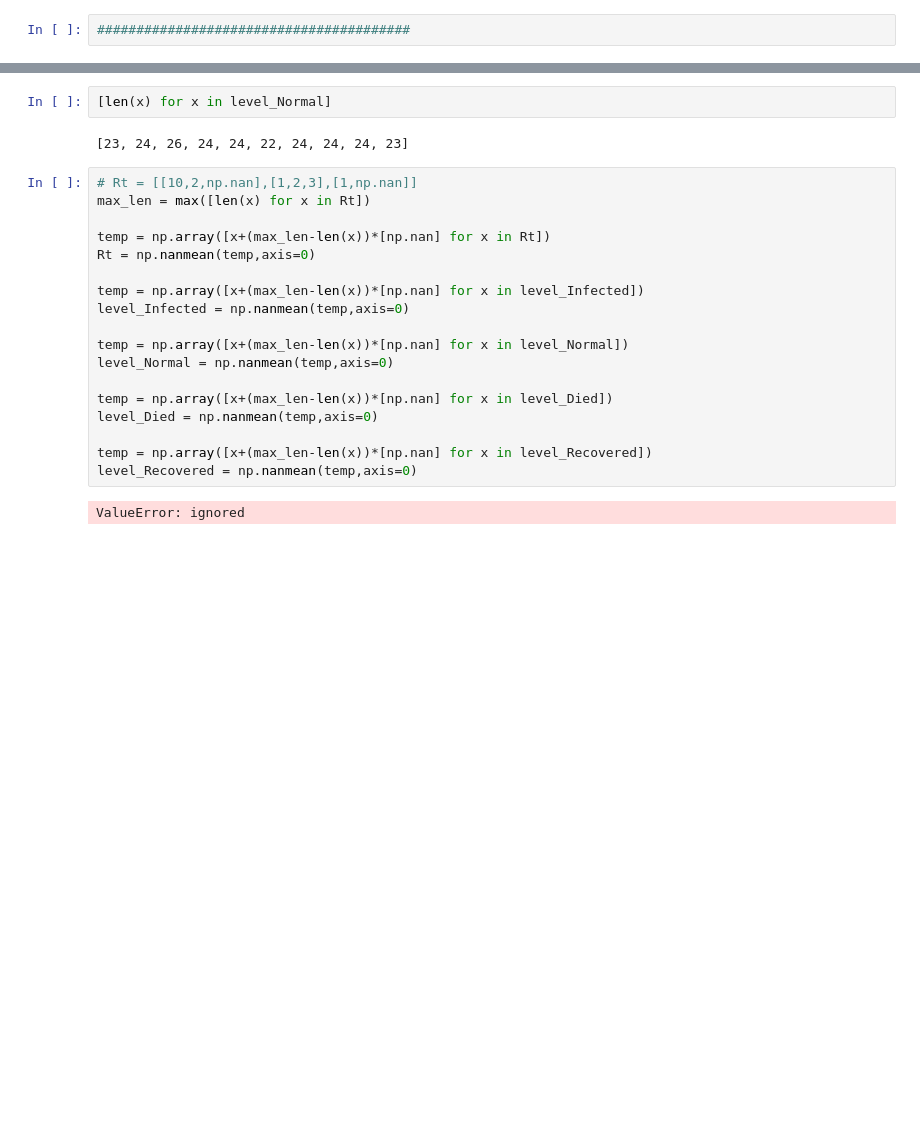
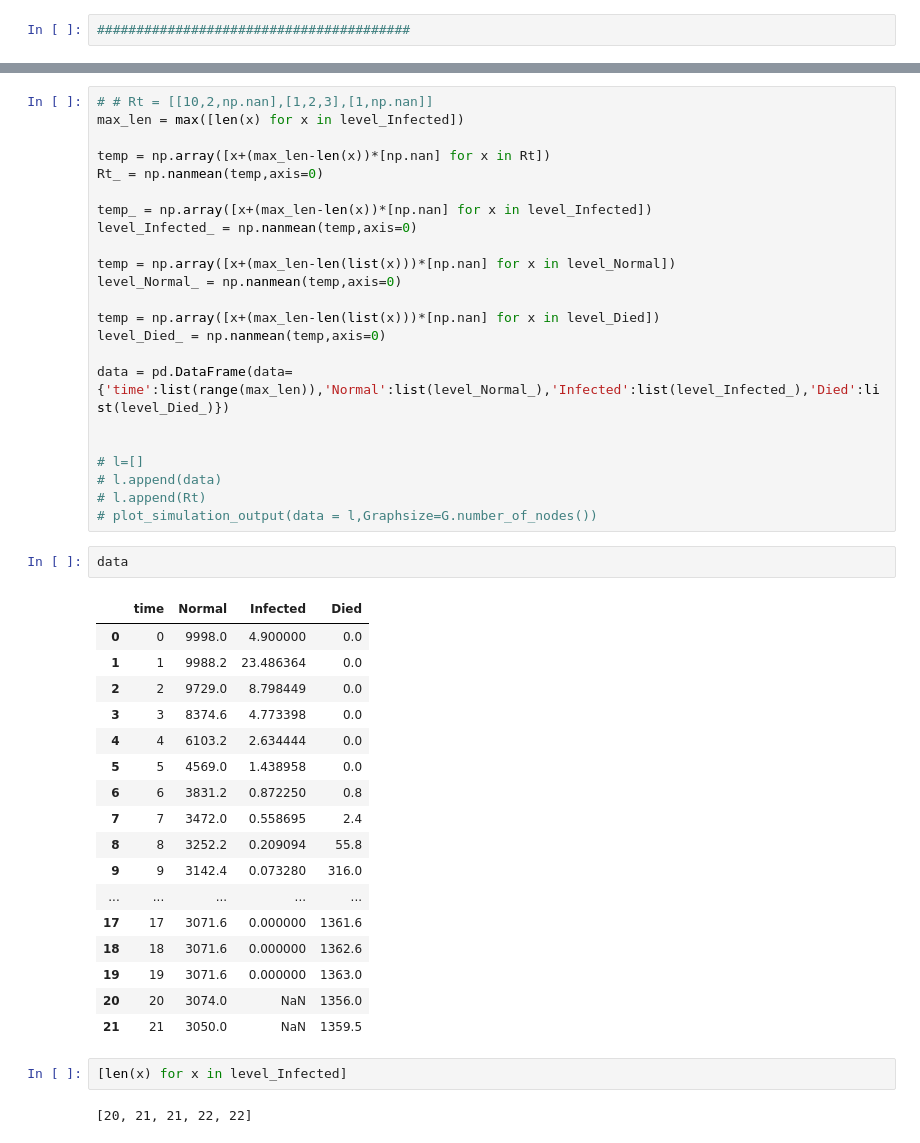
Before and after one commit to MahdiShahrabi/COVID19-Simulation, a Jupyter notebook: Time Dimension/Time_Simulation.ipynb, the cells around one changed output, grey strips where cells are left out. Saved outputs shown, nothing was run; the diff lists cells and outputs as text; blank space fills up the shorter version.

```diff
--- a/Time Dimension/Time_Simulation.ipynb
+++ b/Time Dimension/Time_Simulation.ipynb
@@ -417,24 +412,47 @@ for i in range(10):
+# %%
+# # Rt = [[10,2,np.nan],[1,2,3],[1,np.nan]]
+max_len = max([len(x) for x in level_Infected])
+
+temp = np.array([x+(max_len-len(x))*[np.nan] for x in Rt])
+Rt_ = np.nanmean(temp,axis=0)
+
+temp_ = np.array([x+(max_len-len(x))*[np.nan] for x in level_Infected])
+level_Infected_ = np.nanmean(temp,axis=0)
+
+temp = np.array([x+(max_len-len(list(x)))*[np.nan] for x in level_Normal])
+level_Normal_ = np.nanmean(temp,axis=0)
+
+temp = np.array([x+(max_len-len(list(x)))*[np.nan] for x in level_Died])
+level_Died_ = np.nanmean(temp,axis=0)
+
+data = pd.DataFrame(data={'time':list(range(max_len)),'Normal':list(level_Normal_),'Infected':list(level_Infected_),'Died':list(level_Died_)})
+
+
+# l=[]
+# l.append(data)
+# l.append(Rt)
+# plot_simulation_output(data = l,Graphsize=G.number_of_nodes())
+# %%
+data
+# %% [output]
+|  | time | Normal | Infected | Died |
+| 0 | 0 | 9998.0 | 4.900000 | 0.0 |
+| 1 | 1 | 9988.2 | 23.486364 | 0.0 |
+| 2 | 2 | 9729.0 | 8.798449 | 0.0 |
+| 3 | 3 | 8374.6 | 4.773398 | 0.0 |
+| 4 | 4 | 6103.2 | 2.634444 | 0.0 |
+| 5 | 5 | 4569.0 | 1.438958 | 0.0 |
+| 6 | 6 | 3831.2 | 0.872250 | 0.8 |
+| 7 | 7 | 3472.0 | 0.558695 | 2.4 |
+| 8 | 8 | 3252.2 | 0.209094 | 55.8 |
+| 9 | 9 | 3142.4 | 0.073280 | 316.0 |
+| ... | ... | ... | ... | ... |
+| 17 | 17 | 3071.6 | 0.000000 | 1361.6 |
+| 18 | 18 | 3071.6 | 0.000000 | 1362.6 |
+| 19 | 19 | 3071.6 | 0.000000 | 1363.0 |
+| 20 | 20 | 3074.0 | NaN | 1356.0 |
+| 21 | 21 | 3050.0 | NaN | 1359.5 |
 # %%
-[len(x) for x in level_Normal]
+[len(x) for x in level_Infected]
 # %% [output]
-[23, 24, 26, 24, 24, 22, 24, 24, 24, 23]
+[20, 21, 21, 22, 22]
-# %%
-# Rt = [[10,2,np.nan],[1,2,3],[1,np.nan]]
-max_len = max([len(x) for x in Rt])
-
-temp = np.array([x+(max_len-len(x))*[np.nan] for x in Rt])
-Rt = np.nanmean(temp,axis=0)
-
-temp = np.array([x+(max_len-len(x))*[np.nan] for x in level_Infected])
-level_Infected = np.nanmean(temp,axis=0)
-
-temp = np.array([x+(max_len-len(x))*[np.nan] for x in level_Normal])
-level_Normal = np.nanmean(temp,axis=0)
-
-temp = np.array([x+(max_len-len(x))*[np.nan] for x in level_Died])
-level_Died = np.nanmean(temp,axis=0)
-
-temp = np.array([x+(max_len-len(x))*[np.nan] for x in level_Recovered])
-level_Recovered = np.nanmean(temp,axis=0)
-# %% [output]
-ValueError: ignored
```
Also changed, not shown: parts of 6 cells of this notebook.
